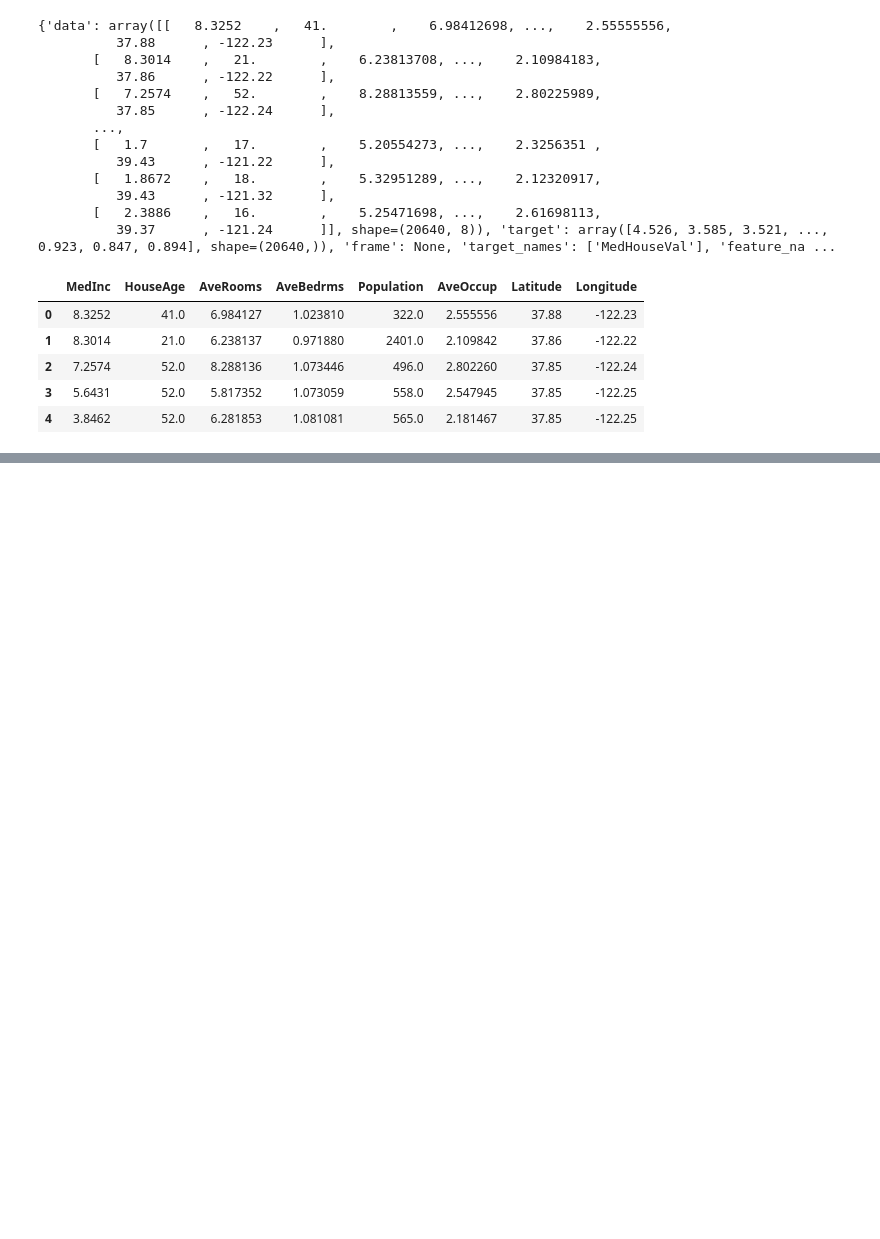
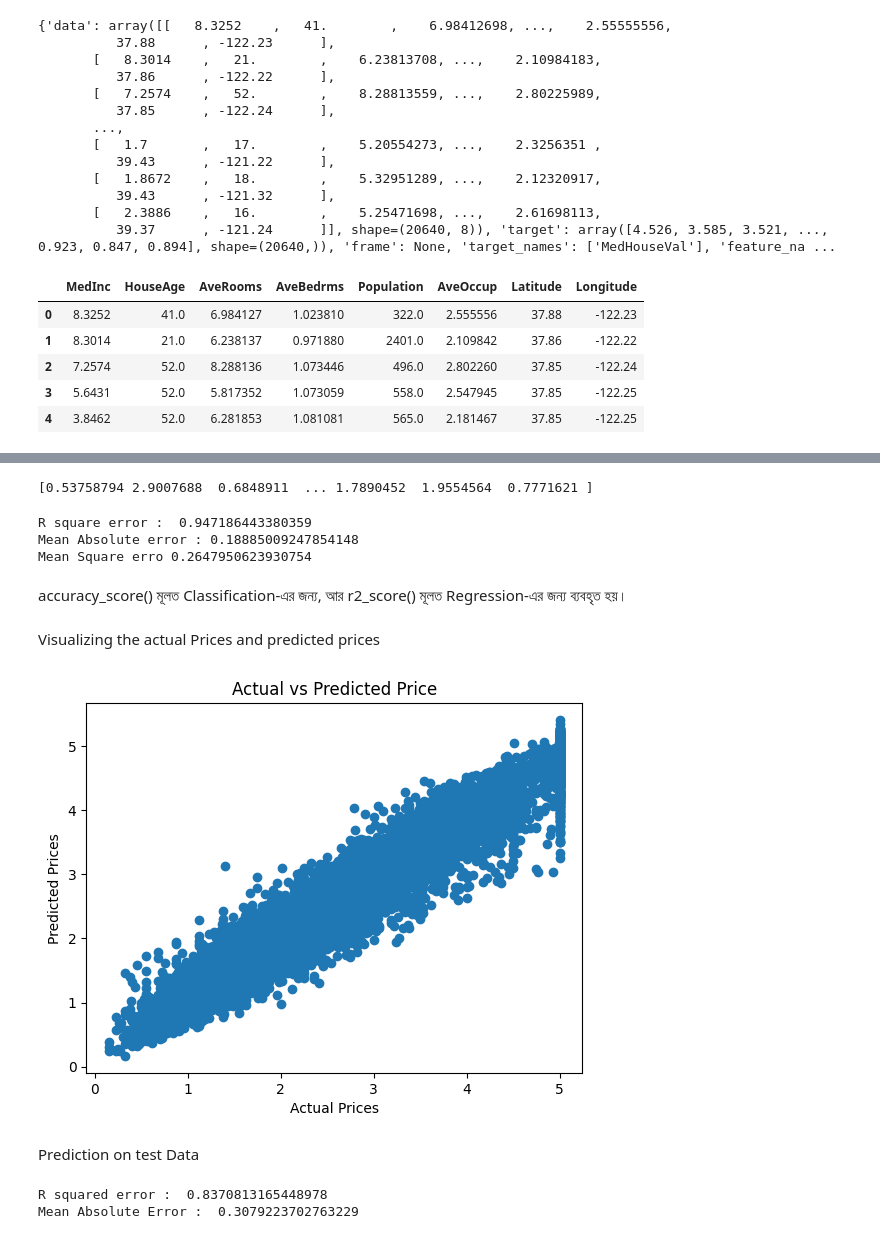
Before and after one commit to ataurcsesust/Machine-Learning, a Jupyter notebook: Project 5_House_Price_Prediction.ipynb, the cells around one changed output, grey strips where cells are left out. Drawn from its saved outputs; the diff is of its cells as text; code cells hidden in the pictures; blank space fills up the shorter version.

```diff
--- a/Project 5_House_Price_Prediction.ipynb
+++ b/Project 5_House_Price_Prediction.ipynb
@@ -65,0 +129,2 @@ df.head()
+# %%
+X_train, X_test, Y_train, Y_test = train_test_split(X, Y, test_size = 0.2, random_state = 2)
@@ -65,0 +133,4 @@ df.head()
+# %%
+model = XGBRegressor()
+# %%
+model.fit(X_train, Y_train)
@@ -65,0 +151,35 @@ df.head()
+# %%
+training_data_prediction = model.predict(X_train)
+# %%
+print(training_data_prediction)
+# %% [output]
+[0.53758794 2.9007688  0.6848911  ... 1.7890452  1.9554564  0.7771621 ]
+# %%
+# R square error
+score_1 = metrics.r2_score(Y_train, training_data_prediction)
+
+score_2 = metrics.mean_absolute_error(Y_train,training_data_prediction)
+
+score_3 = metrics.root_mean_squared_error(Y_train , training_data_prediction)
+
+print('R square error : ',score_1)
+print('Mean Absolute error :', score_2)
+print('Mean Square erro',score_3)
+# %% [output]
+R square error :  0.947186443380359
+Mean Absolute error : 0.18885009247854148
+Mean Square erro 0.2647950623930754
+# %% [markdown]
+accuracy_score() মূলত Classification-এর জন্য, আর r2_score() মূলত Regression-এর জন্য ব্যবহৃত হয়।
+# %% [markdown]
+Visualizing the actual Prices and predicted prices
+# %%
+plt.scatter(Y_train , training_data_prediction)
+plt.xlabel("Actual Prices")
+plt.ylabel("Predicted Prices")
+plt.title("Actual vs Predicted Price")
+plt.show()
+# %% [output]
+[figure, added]
+# %% [markdown]
+Prediction on test Data
@@ -65,0 +188,12 @@ df.head()
+# %%
+# R squared error
+score_1 = metrics.r2_score(Y_test, test_data_prediction)
+
+# Mean Absolute Error
+score_2 = metrics.mean_absolute_error(Y_test, test_data_prediction)
+
+print("R squared error : ", score_1)
+print('Mean Absolute Error : ', score_2)
+# %% [output]
+R squared error :  0.8370813165448978
+Mean Absolute Error :  0.3079223702763229
```
Also changed, not shown: parts of 13 cells of this notebook.
